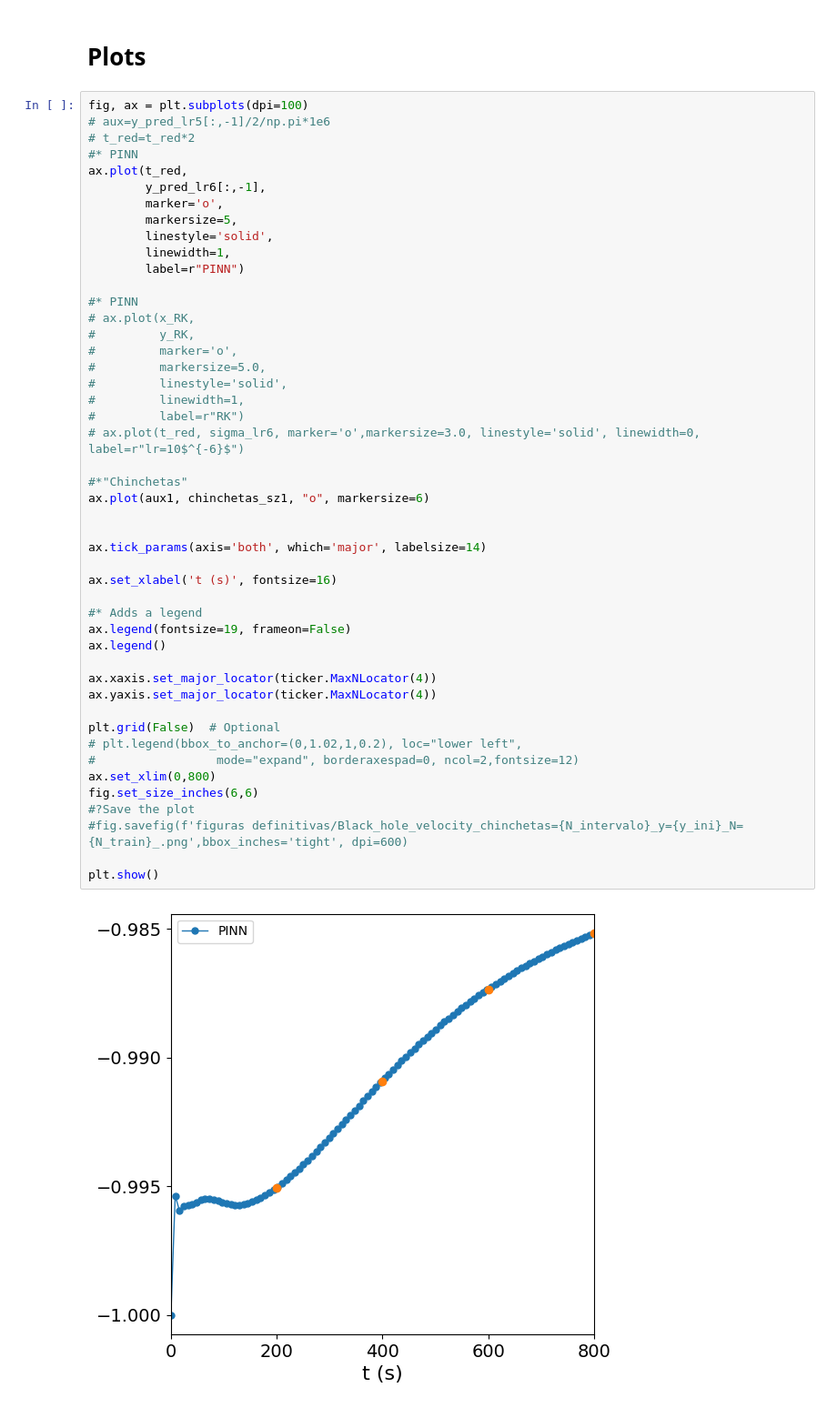
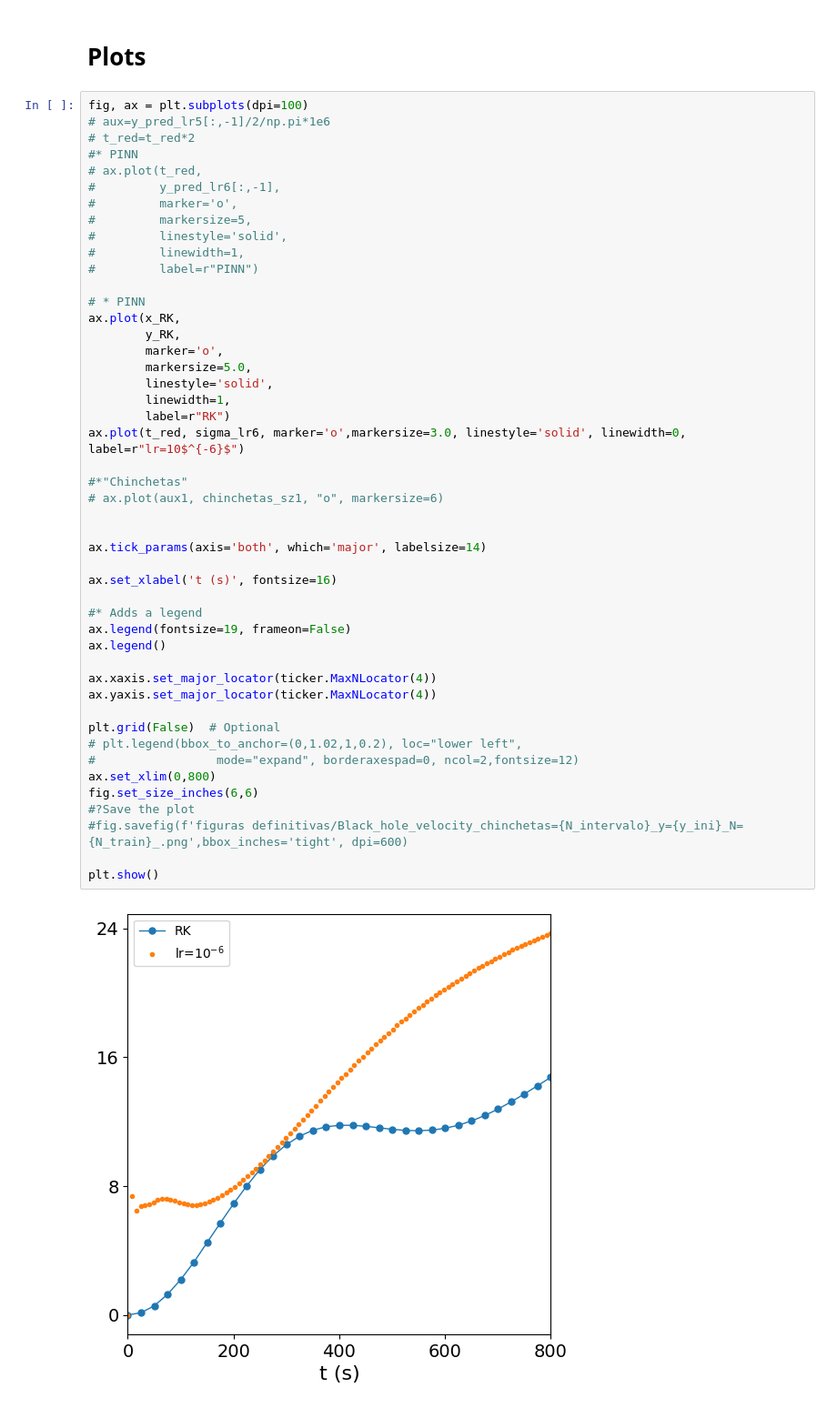
Before and after one commit to AndresMartnz/Spin, a Jupyter notebook: plot.ipynb, the cells around one changed output. Shown: that part at 91% size. Saved outputs shown, nothing was run; the diff lists cells and outputs as text.

```diff
--- a/plot.ipynb
+++ b/plot.ipynb
@@ -323,50 +323,50 @@ fig, ax = plt.subplots(dpi=100)
 # aux=y_pred_lr5[:,-1]/2/np.pi*1e6
 # t_red=t_red*2
 #* PINN
-ax.plot(t_red,
-        y_pred_lr6[:,-1],
+# ax.plot(t_red,
+#         y_pred_lr6[:,-1],
+#         marker='o',
+#         markersize=5,
+#         linestyle='solid',
+#         linewidth=1,
+#         label=r"PINN")
+
+# * PINN
+ax.plot(x_RK,
+        y_RK,
         marker='o',
-        markersize=5,
+        markersize=5.0,
         linestyle='solid',
         linewidth=1,
-        label=r"PINN")
-
-#* PINN
-# ax.plot(x_RK,
-#         y_RK,
-#         marker='o',
-#         markersize=5.0,
-#         linestyle='solid',
-#         linewidth=1,
-#         label=r"RK")
-# ax.plot(t_red, sigma_lr6, marker='o',markersize=3.0, linestyle='solid', linewidth=0, label=r"lr=10$^{-6}$")
+        label=r"RK")
+ax.plot(t_red, sigma_lr6, marker='o',markersize=3.0, linestyle='solid', linewidth=0, label=r"lr=10$^{-6}$")
 
 #*"Chinchetas"
-ax.plot(aux1, chinchetas_sz1, "o", markersize=6)
+# ax.plot(aux1, chinchetas_sz1, "o", markersize=6)
 
 
 ax.tick_params(axis='both', which='major', labelsize=14)
 
 ax.set_xlabel('t (s)', fontsize=16)
 
 #* Adds a legend
 ax.legend(fontsize=19, frameon=False)
 ax.legend()
 
 ax.xaxis.set_major_locator(ticker.MaxNLocator(4))
 ax.yaxis.set_major_locator(ticker.MaxNLocator(4))
 
 plt.grid(False)  # Optional
 # plt.legend(bbox_to_anchor=(0,1.02,1,0.2), loc="lower left",
 #                 mode="expand", borderaxespad=0, ncol=2,fontsize=12)
 ax.set_xlim(0,800)
 fig.set_size_inches(6,6)
 #?Save the plot
 #fig.savefig(f'figuras definitivas/Black_hole_velocity_chinchetas={N_intervalo}_y={y_ini}_N={N_train}_.png',bbox_inches='tight', dpi=600)
 
 plt.show()
 # %% [output]
-[figure, old version]
+[figure, new version]
 # %%
 loss5=[]
 loss_IC5=[]
```
Also changed, not shown: parts of 2 cells of this notebook.
